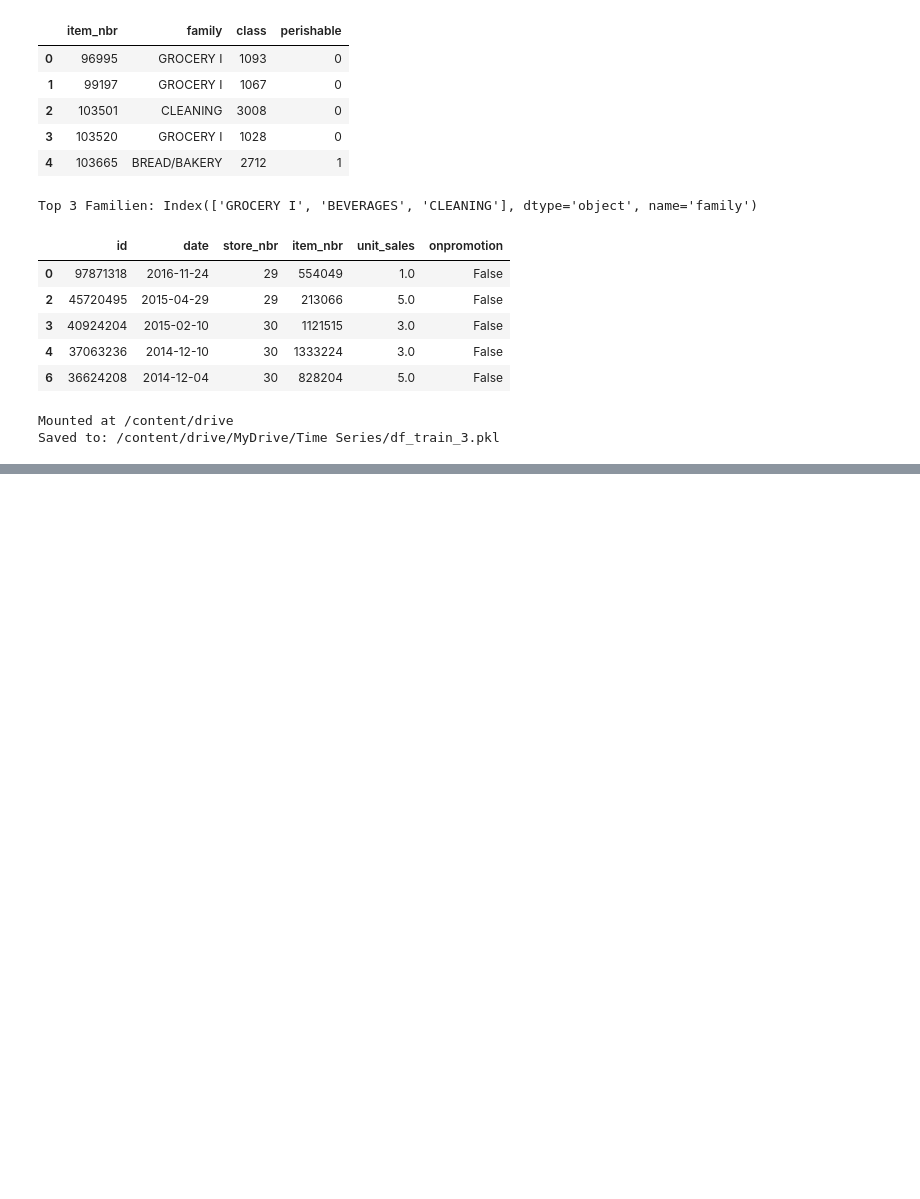
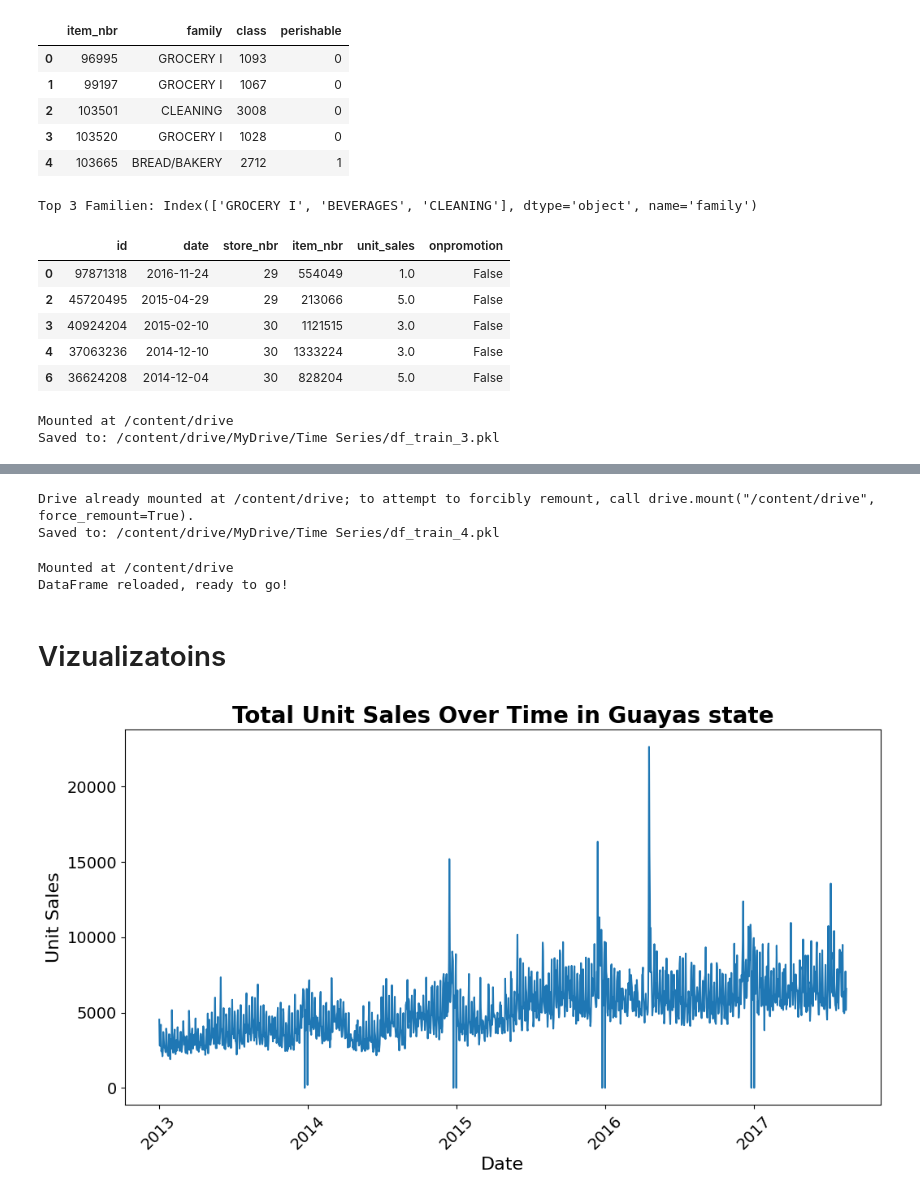
Before and after one commit to LenaGeller/retail_demand_analysis, a Jupyter notebook: data_prep.ipynb, the cells around one changed output, grey strips where cells are left out. Drawn from its saved outputs; the diff is of its cells as text; code cells hidden in the pictures; blank space fills up the shorter version.

Commit message:
Week 1: Guayas EDA + feature prep final

```diff
--- a/data_prep.ipynb
+++ b/data_prep.ipynb
@@ -124,0 +386,42 @@ DataFrame reloaded, ready to go!
+# %%
+# 1.  Mount Drive (one-time click to authorize)
+from google.colab import drive
+drive.mount('/content/drive')
+
+# 2.  Pick a folder inside Drive (create it if it doesn’t exist)
+save_path = "/content/drive/MyDrive/Time Series/df_train_4.pkl" # example of path
+
+# 3.  SAVE the cleaned DataFrame
+df_train.to_pickle(save_path)
+print(f"Saved to: {save_path}")
+# %% [output]
+Drive already mounted at /content/drive; to attempt to forcibly remount, call drive.mount("/content/drive", force_remount=True).
+Saved to: /content/drive/MyDrive/Time Series/df_train_4.pkl
+# %%
+from google.colab import drive
+drive.mount('/content/drive')                # re-mount
+load_path = "/content/drive/MyDrive/Time Series/df_train_4.pkl" #example of path, use the same as above
+df_train = pd.read_pickle(load_path)
+print("DataFrame reloaded, ready to go!")
+# %% [output]
+Mounted at /content/drive
+DataFrame reloaded, ready to go!
+# %% [markdown]
+# Vizualizatoins
+# %%
+import matplotlib.pyplot as plt
+
+# Aggregating total sales by date
+sales_by_date = df_train.groupby('date')['unit_sales_capped'].sum()
+
+# Plotting the time-series
+plt.figure(figsize=(12,6))
+plt.plot(sales_by_date.index, sales_by_date.values)
+plt.title('Total Unit Sales Over Time in Guayas state', fontsize=20, fontweight='bold')
+plt.xlabel('Date', fontsize=16)
+plt.ylabel('Unit Sales', fontsize=16)
+plt.xticks(fontsize=14, rotation=45)
+plt.yticks(fontsize=14)
+plt.show()
+# %% [output]
+[figure, added]
```
Also changed, not shown: parts of 66 cells of this notebook.
